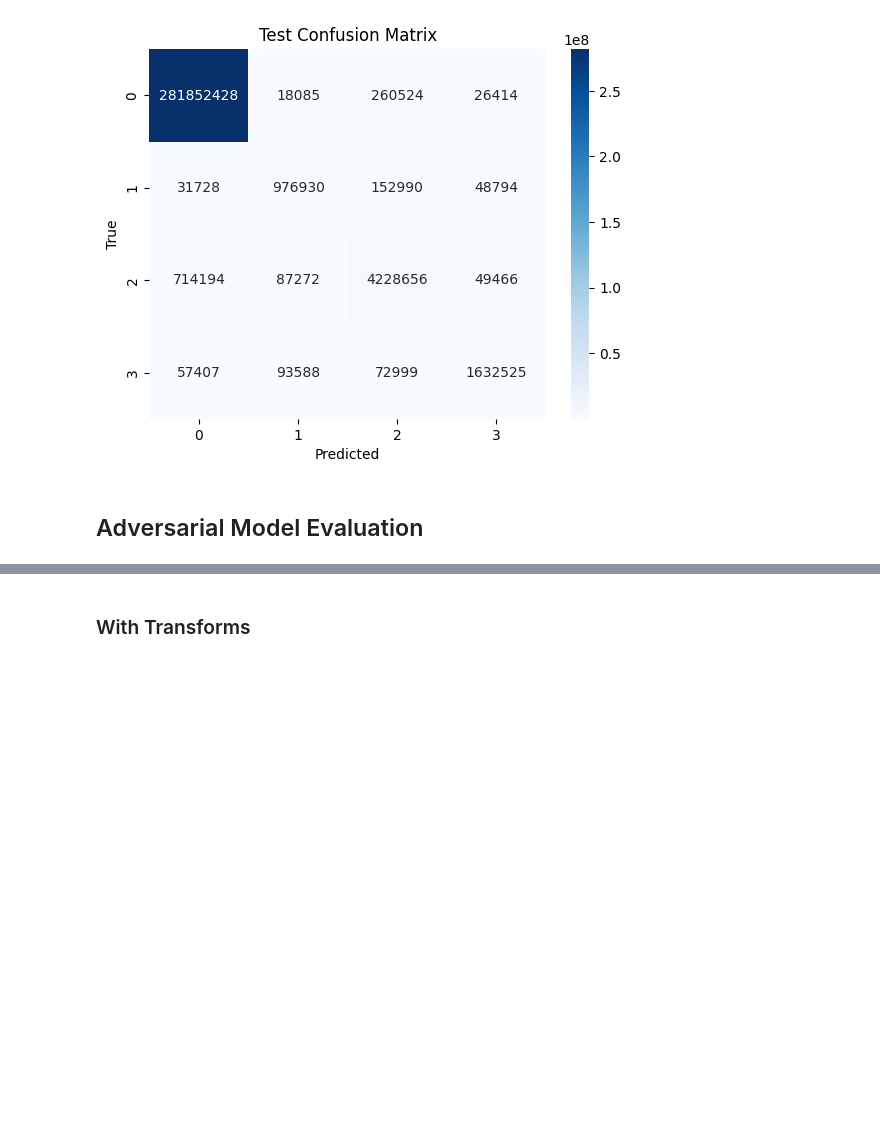
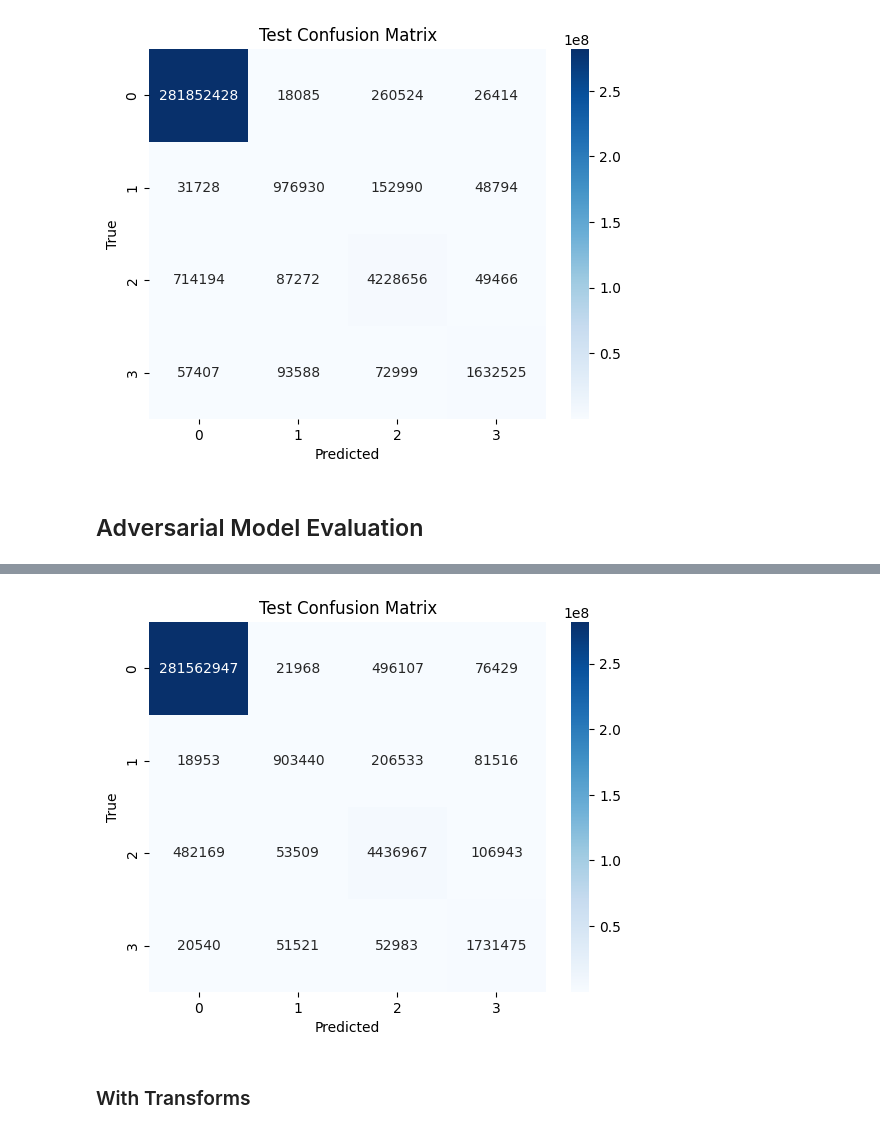
Before and after one commit to hakeematyab/Reliable-Explainable-Brain-Tumor-Segmentation, a Jupyter notebook: notebooks/ModelEvaluation.ipynb, the cells around one changed output, grey strips where cells are left out. Cells and saved outputs as stored; diff of their text form; code cells hidden in the pictures; blank space fills up the shorter version.

Commit message:
Added adversarial model results

```diff
--- a/notebooks/ModelEvaluation.ipynb
+++ b/notebooks/ModelEvaluation.ipynb
@@ -800,0 +813,33 @@ plt.show()
+# %%
+model.eval()
+for batch_id, (data, masks) in enumerate(test_dataloader):
+    data = data.reshape(data.shape[0],-1, data.shape[-2], data.shape[-1])
+    data = data.to(device)
+    masks = masks.to(device)
+    with torch.no_grad():
+        preds = model(data)
+        preds = torch.argmax(preds, dim=1)
+        accuracy.update(preds, masks)
+        precision.update(preds, masks)
+        recall.update(preds, masks)
+        f1_score.update(preds, masks)
+        confusion_matrix.update(preds, masks)
+        dice_metric(
+                    y_pred = decollate_batch(one_hot(preds.unsqueeze(1), num_classes=num_classes)),
+                    y = decollate_batch(one_hot(masks.unsqueeze(1), num_classes=num_classes))
+        )
+
+acc = accuracy.compute().item()
+prec = precision.compute().item()
+rec = recall.compute().item()
+f1 = f1_score.compute().item()
+conf_mat = confusion_matrix.compute().cpu().numpy()
+dice_score = dice_metric.aggregate().item()
+
+dice_metric.reset()
+accuracy.reset()
+precision.reset()
+recall.reset()
+f1_score.reset()
+confusion_matrix.reset()
+release_cuda_memory()
@@ -800,0 +860,8 @@ plt.show()
+# %%
+sns.heatmap(conf_mat, annot=True, fmt="d", cmap="Blues", xticklabels=range(num_classes), yticklabels=range(num_classes))
+plt.xlabel("Predicted")
+plt.ylabel("True")
+plt.title("Test Confusion Matrix")
+plt.show()
+# %% [output]
+[figure, added]
```
Also changed, not shown: parts of 16 cells of this notebook.
